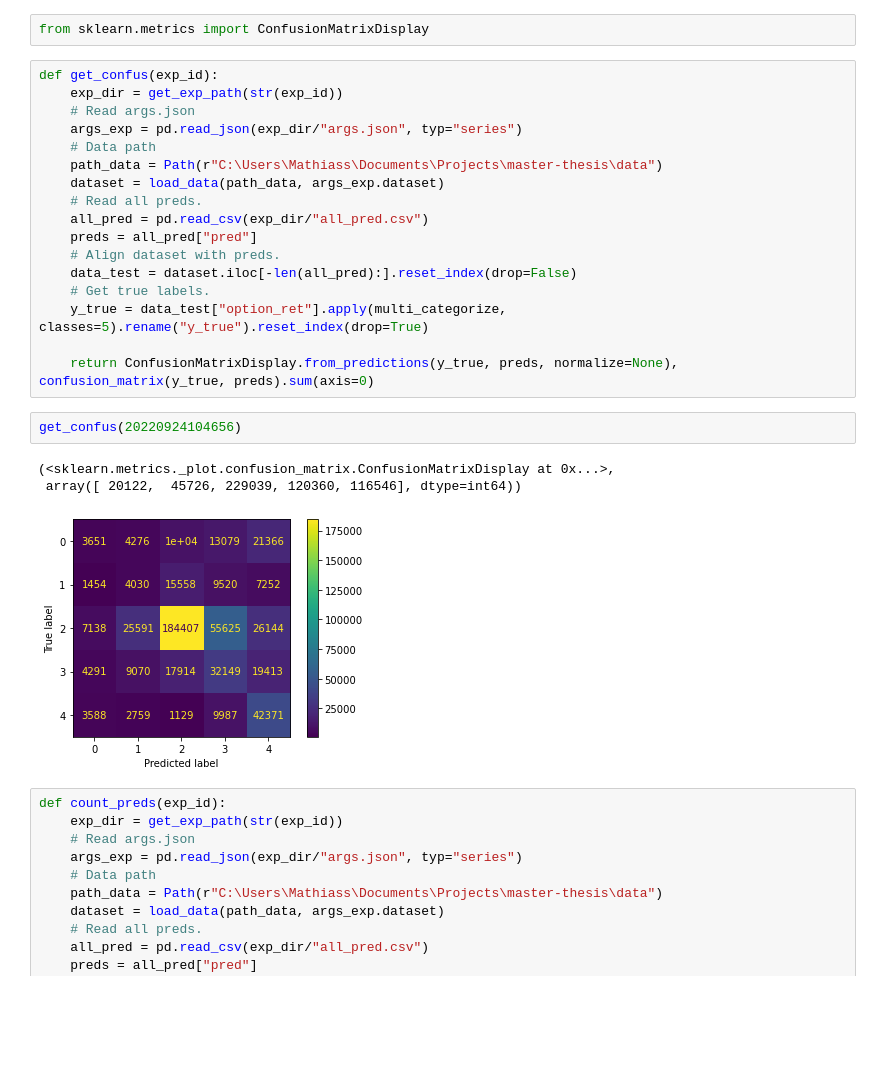
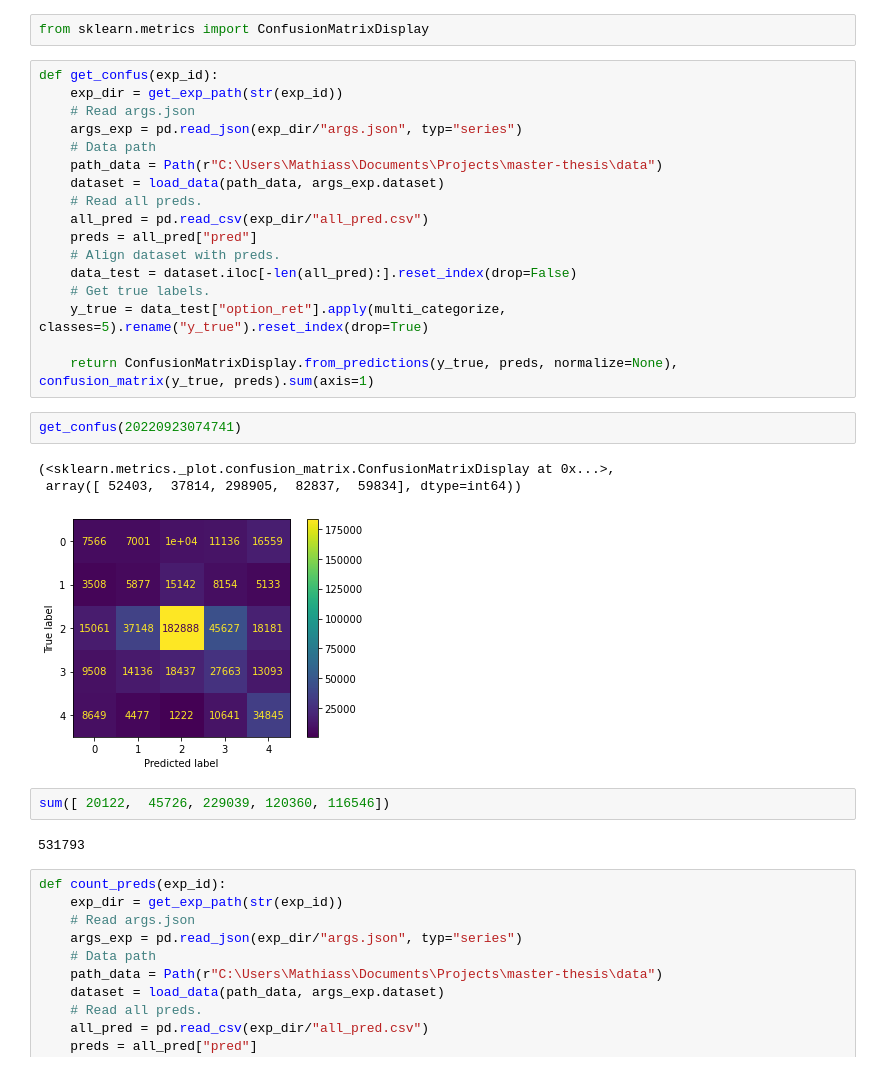
Before and after one commit to maruoss/master-thesis, a Jupyter notebook: notebooks/Explore_Cao_OptionReturns.ipynb, the cells around one changed output. Drawn from its saved outputs; the diff is of its cells as text; blank space fills up the shorter version.

```diff
--- a/notebooks/Explore_Cao_OptionReturns.ipynb
+++ b/notebooks/Explore_Cao_OptionReturns.ipynb
@@ -192,13 +178,17 @@ def get_confus(exp_id):
     # Get true labels.
     y_true = data_test["option_ret"].apply(multi_categorize, classes=5).rename("y_true").reset_index(drop=True)
 
-    return ConfusionMatrixDisplay.from_predictions(y_true, preds, normalize=None), confusion_matrix(y_true, preds).sum(axis=0)
+    return ConfusionMatrixDisplay.from_predictions(y_true, preds, normalize=None), confusion_matrix(y_true, preds).sum(axis=1)
 # %%
-get_confus(20220924104656)
+get_confus(20220923074741)
 # %% [output]
 (<sklearn.metrics._plot.confusion_matrix.ConfusionMatrixDisplay at 0x...>,
- array([ 20122,  45726, 229039, 120360, 116546], dtype=int64))
+ array([ 52403,  37814, 298905,  82837,  59834], dtype=int64))
-[figure, old version]
+[figure, new version]
+# %%
+sum([ 20122,  45726, 229039, 120360, 116546])
+# %% [output]
+531793
 # %%
 def count_preds(exp_id):
     exp_dir = get_exp_path(str(exp_id))
```
Also changed, not shown: parts of 24 cells of this notebook, 17 other files.
